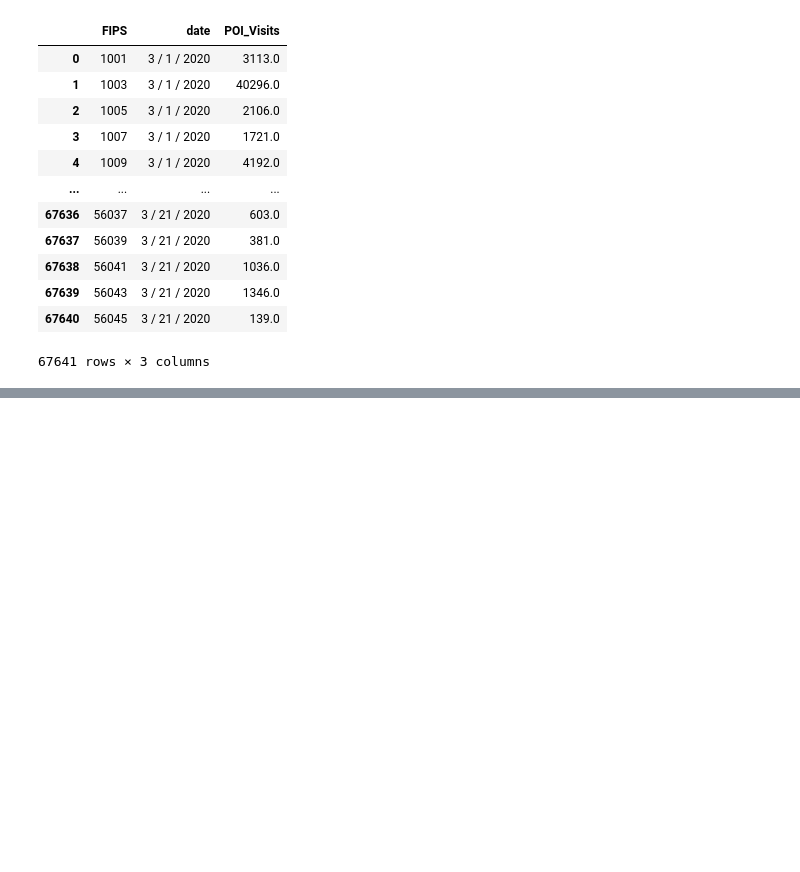
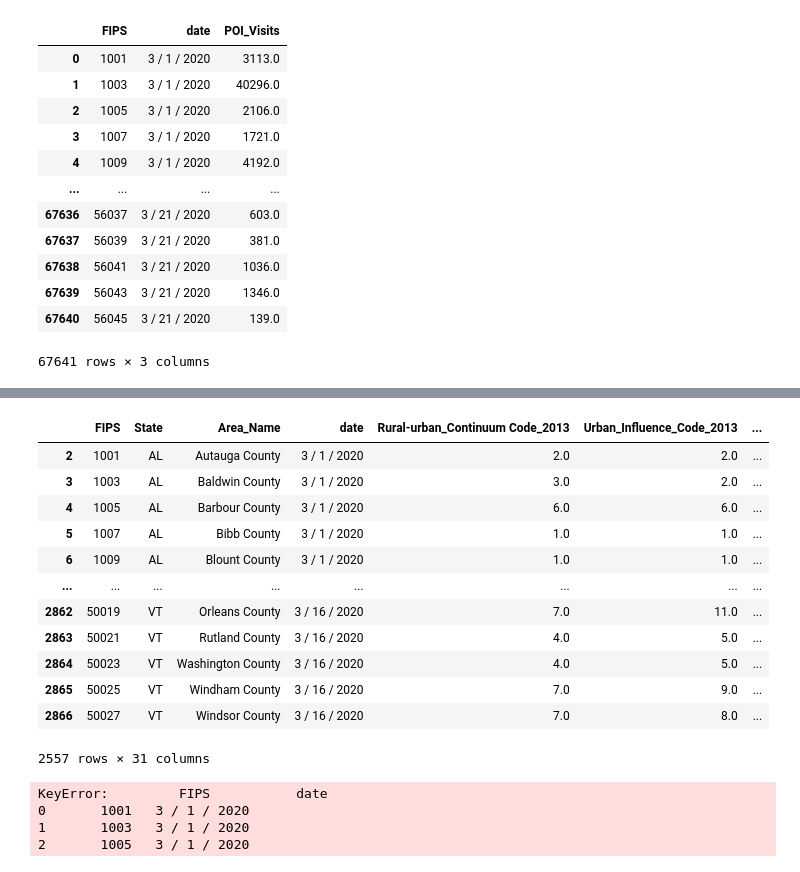
Before and after one commit to KotR9001/Covid_19_Insights, a Jupyter notebook: Jupyter Notebooks/Covid-19_Insights.ipynb, the cells around one changed output, grey strips where cells are left out. Saved outputs shown, nothing was run; the diff lists cells and outputs as text; code cells hidden in the pictures; blank space fills up the shorter version.

```diff
--- a/Jupyter Notebooks/Covid-19_Insights.ipynb
+++ b/Jupyter Notebooks/Covid-19_Insights.ipynb
@@ -346,0 +384,53 @@ deaths_pivot_cleaned
+# %%
+#Join Feature Tables
+counties_grocery_pivots = counties_features.join(grocery_visits_pivot_cleaned[['date', 'Grocery_Visits']], how='inner', on='FIPS')
+counties_grocery_pivots_sorted = counties_grocery_pivots.sort_values(['FIPS', 'date'], ascending=True).reset_index(drop=True)
+counties_grocery_pivots_columns = counties_grocery_pivots_sorted.columns
+counties_grocery_pivots_sorted = counties_grocery_pivots[['FIPS', 'State', 'Area_Name', 'date', 'Rural-urban_Continuum Code_2013',
+       'Urban_Influence_Code_2013', 'Economic_typology_2015',
+       'POP_ESTIMATE_2018',
+       'Percent of adults with less than a high school diploma 2014-18',
+       'Percent of adults with a high school diploma only 2014-18',
+       "Percent of adults completing some college or associate's degree 2014-18",
+       "Percent of adults with a bachelor's degree or higher 2014-18",
+       'Unemployment_rate_2018', 'Median_Household_Income_2018',
+       'Med_HH_Income_Percent_of_State_Total_2018', 'Mar Temp Min / F',
+       'Density per square mile of land area - Population',
+       'Density per square mile of land area - Housing units',
+       'Active Physicians per 100000 Population 2018 (AAMC)',
+       'Total Active Patient Care Physicians per 100000 Population 2018 (AAMC)',
+       'Active Primary Care Physicians per 100000 Population 2018 (AAMC)',
+       'Active Patient Care Primary Care Physicians per 100000 Population 2018 (AAMC)',
+       'Active General Surgeons per 100000 Population 2018 (AAMC)',
+       'Active Patient Care General Surgeons per 100000 Population 2018 (AAMC)',
+       'MD and DO Student Enrollment per 100000 Population AY 2018-2019 (AAMC)',
+       'Student Enrollment at Public MD and DO Schools per 100000 Population AY 2018-2019 (AAMC)',
+       'Total Residents/Fellows in ACGME Programs per 100000 Population as of December 31 2018 (AAMC)',
+       'Total Residents/Fellows in Primary Care ACGME Programs per 100000 Population as of Dec. 31 2018 (AAMC)',
+       'ICU Beds', 'crime_rate_per_100000', 'Grocery_Visits']]
+counties_grocery_pivots_sorted
+# %% [output]
+|  | FIPS | State | Area_Name | date | Rural-urban_Continuum Code_2013 | Urban_Influence_Code_2013 | ... |
+| 2 | 1001 | AL | Autauga County | 3 / 1 / 2020 | 2.0 | 2.0 | ... |
+| 3 | 1003 | AL | Baldwin County | 3 / 1 / 2020 | 3.0 | 2.0 | ... |
+| 4 | 1005 | AL | Barbour County | 3 / 1 / 2020 | 6.0 | 6.0 | ... |
+| 5 | 1007 | AL | Bibb County | 3 / 1 / 2020 | 1.0 | 1.0 | ... |
+| 6 | 1009 | AL | Blount County | 3 / 1 / 2020 | 1.0 | 1.0 | ... |
+| ... | ... | ... | ... | ... | ... | ... | ... |
+| 2862 | 50019 | VT | Orleans County | 3 / 16 / 2020 | 7.0 | 11.0 | ... |
+| 2863 | 50021 | VT | Rutland County | 3 / 16 / 2020 | 4.0 | 5.0 | ... |
+| 2864 | 50023 | VT | Washington County | 3 / 16 / 2020 | 4.0 | 5.0 | ... |
+| 2865 | 50025 | VT | Windham County | 3 / 16 / 2020 | 7.0 | 9.0 | ... |
+| 2866 | 50027 | VT | Windsor County | 3 / 16 / 2020 | 7.0 | 8.0 | ... |
+2557 rows × 31 columns
+# %%
+#Join with Heathcare Visits
+co_gr_hc_pivot = counties_grocery_pivots_sorted.merge(healthcare_visits_pivot_cleaned['Healthcare_Visits'], how='inner', right_on=healthcare_visits_pivot_cleaned[['FIPS', 'date']],
+                                                     left_index=True)
+co_gr_hc_pivot_sorted = co_gr_hc_pivot.sort_values(['FIPS', 'date'], ascending=True).reset_index(drop=True)
+co_gr_hc_pivot_sorted
+# %% [output]
+KeyError:         FIPS           date
+0       1001   3 / 1 / 2020
+1       1003   3 / 1 / 2020
+2       1005   3 / 1 / 2020
```
Also changed, not shown: parts of 12 cells of this notebook, 1 other file.
